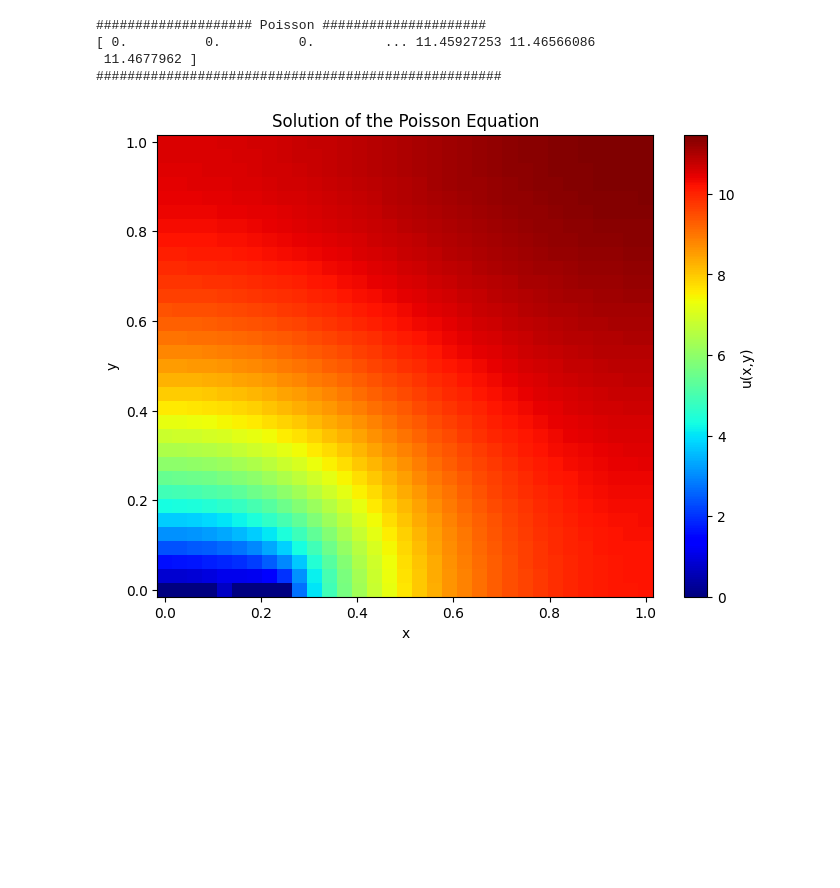
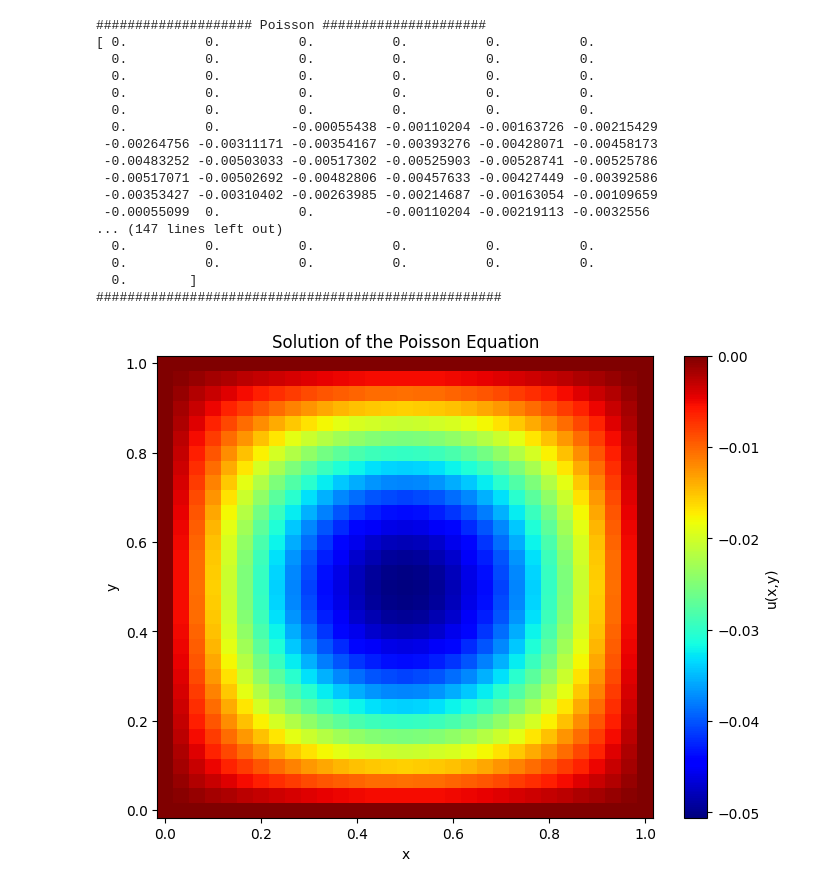
Before and after one commit to pauloakira/ai-pinn, a Jupyter notebook: vem.ipynb, the cells around one changed output. Cells and saved outputs as stored; diff of their text form; code cells hidden in the pictures; blank space fills up the shorter version.

```diff
--- a/vem.ipynb
+++ b/vem.ipynb
@@ -1,26 +0,0 @@
-# %%
-import core.vem as vem
-from utils.mesh import unitary_square_mesh
-import numpy as np
-
-def f(c):
-    return -np.sin(np.pi*c[0])*np.sin(np.pi*c[1])
-
-nodes, elements = unitary_square_mesh(2)
-supp = np.array([0, 1, 2, 3, 5, 6, 7, 8])
-
-K = vem.buildGlobalPoisson(nodes, elements)
-F = vem.buildPoissonLoad(f, nodes, elements)
-
-K, F = vem.applyPoissonDBC(K,F, supp)
-
-print()
-print("#################### Poisson #####################")
-uh = np.linalg.solve(K,F)
-print(uh)
-print("####################################################")
-# %% [output]
-#################### Poisson #####################
-[ 0.          0.          0.         ... 11.45927253 11.46566086
- 11.4677962 ]
-####################################################
@@ -27,21 +38,47 @@ print("####################################################")
 # %%
-import matplotlib.pyplot as plt
+K = vem.buildGlobalPoisson(nodes, elements)
+F = vem.buildPoissonLoad(f, nodes, elements)
+
+K, F = vem.applyPoissonDBC(K,F, supp)
+
+print()
+print("#################### Poisson #####################")
+uh = np.linalg.solve(K,F)
+print(uh)
+print("####################################################")
 
 # Reshape the solution to fit the mesh
-h = int(np.sqrt(len(nodes)) - 1)  # Adjust based on your mesh size
+h = int(np.sqrt(len(nodes))) - 1
 uh_reshaped = uh.reshape((h+1, h+1))
 
 # Create meshgrid for plotting
 X = nodes[:, 0].reshape((h+1, h+1))
 Y = nodes[:, 1].reshape((h+1, h+1))
 
 # Plot the results
 plt.figure(figsize=(8, 6))
 plt.pcolor(X, Y, uh_reshaped, cmap='jet')
 plt.colorbar(label='u(x,y)')
 plt.xlabel('x')
 plt.ylabel('y')
 plt.title('Solution of the Poisson Equation')
 plt.show()
 # %% [output]
+#################### Poisson #####################
+[ 0.          0.          0.          0.          0.          0.
+  0.          0.          0.          0.          0.          0.
+  0.          0.          0.          0.          0.          0.
+  0.          0.          0.          0.          0.          0.
+  0.          0.          0.          0.          0.          0.
+  0.          0.         -0.00055438 -0.00110204 -0.00163726 -0.00215429
+ -0.00264756 -0.00311171 -0.00354167 -0.00393276 -0.00428071 -0.00458173
+ -0.00483252 -0.00503033 -0.00517302 -0.00525903 -0.00528741 -0.00525786
+ -0.00517071 -0.00502692 -0.00482806 -0.00457633 -0.00427449 -0.00392586
+ -0.00353427 -0.00310402 -0.00263985 -0.00214687 -0.00163054 -0.00109659
+ -0.00055099  0.          0.         -0.00110204 -0.00219113 -0.0032556
+... (147 lines left out)
+  0.          0.          0.          0.          0.          0.
+  0.          0.          0.          0.          0.          0.
+  0.        ]
+####################################################
-[figure, old version]
+[figure, new version]
```
Also changed, not shown: parts of 5 cells of this notebook, 1 other file.
